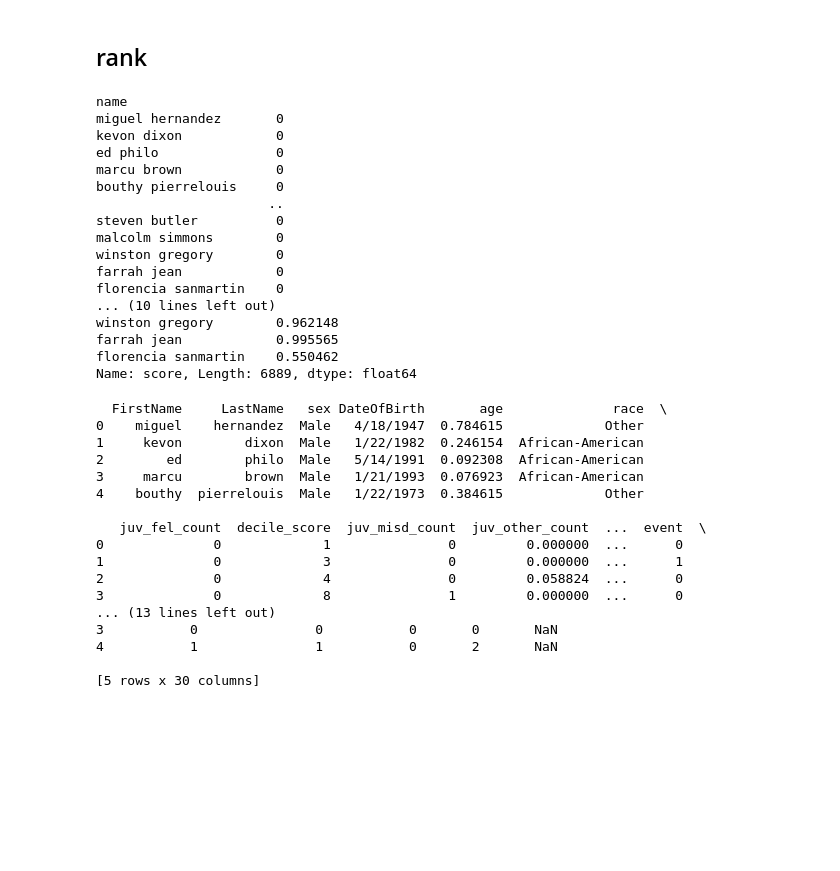
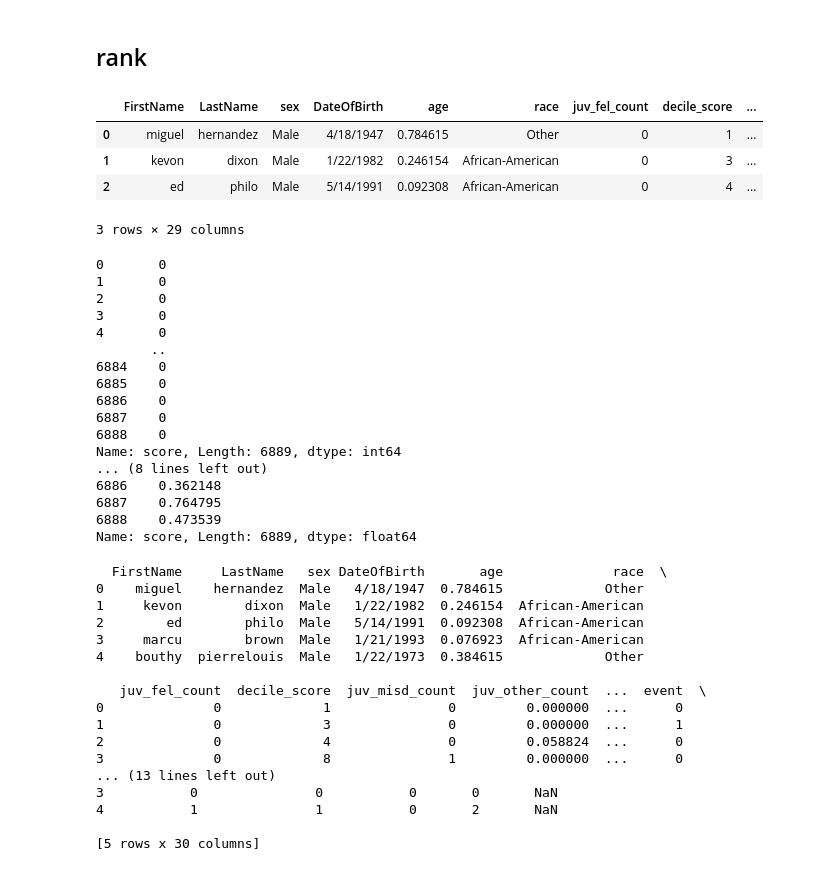
Before and after one commit to JinyangLi01/UnfairlyTreatedGroupDetection, a Jupyter notebook: Coding/DataPreprocessing/CompasDataset_1_ranking.ipynb, the cells around one changed output. Saved outputs shown, nothing was run; the diff lists cells and outputs as text; code cells hidden in the pictures; blank space fills up the shorter version.

```diff
--- a/Coding/DataPreprocessing/CompasDataset_1_ranking.ipynb
+++ b/Coding/DataPreprocessing/CompasDataset_1_ranking.ipynb
@@ -322,4 +356,13 @@ Name: priors_count, Length: 6889, dtype: float64
 compas_data.to_csv(r"../../InputData/CompasData/ForRanking/CompasData_score_normalized.csv", index=False)
 # %% [markdown]
 ## rank
+# %%
+compas_data = pd.read_csv(r"../../InputData/CompasData/ForRanking/CompasData_score_normalized.csv")
+compas_data[:3]
+# %% [output]
+|  | FirstName | LastName | sex | DateOfBirth | age | race | juv_fel_count | decile_score | ... |
+| 0 | miguel | hernandez | Male | 4/18/1947 | 0.784615 | Other | 0 | 1 | ... |
+| 1 | kevon | dixon | Male | 1/22/1982 | 0.246154 | African-American | 0 | 3 | ... |
+| 2 | ed | philo | Male | 5/14/1991 | 0.092308 | African-American | 0 | 4 | ... |
+3 rows × 29 columns
 # %%
@@ -330,27 +374,27 @@ print(compas_data['score'])
 
 compas_data['score'] = compas_data['c_days_from_compas'] + compas_data['juv_other_count'] + \
                        compas_data['days_b_screening_arrest'] + compas_data['start'] + compas_data['end'] \
-                       + compas_data['priors_count']
+                       + compas_data['priors_count'] - compas_data['age']
 
 
 print(compas_data['score'])
 # %% [output]
-name
-miguel hernandez       0
-kevon dixon            0
-ed philo               0
-marcu brown            0
-bouthy pierrelouis     0
-                      ..
-steven butler          0
-malcolm simmons        0
-winston gregory        0
-farrah jean            0
-florencia sanmartin    0
-... (10 lines left out)
-winston gregory        0.962148
-farrah jean            0.995565
-florencia sanmartin    0.550462
+0       0
+1       0
+2       0
+3       0
+4       0
+       ..
+6884    0
+6885    0
+6886    0
+6887    0
+6888    0
+Name: score, Length: 6889, dtype: int64
+... (8 lines left out)
+6886    0.362148
+6887    0.764795
+6888    0.473539
 Name: score, Length: 6889, dtype: float64
 # %%
 compas_data.to_csv(r"../../InputData/CompasData/ForRanking/CompasData_with_score.csv", index=False)
```
Also changed, not shown: parts of 15 cells of this notebook, 18 other files.
